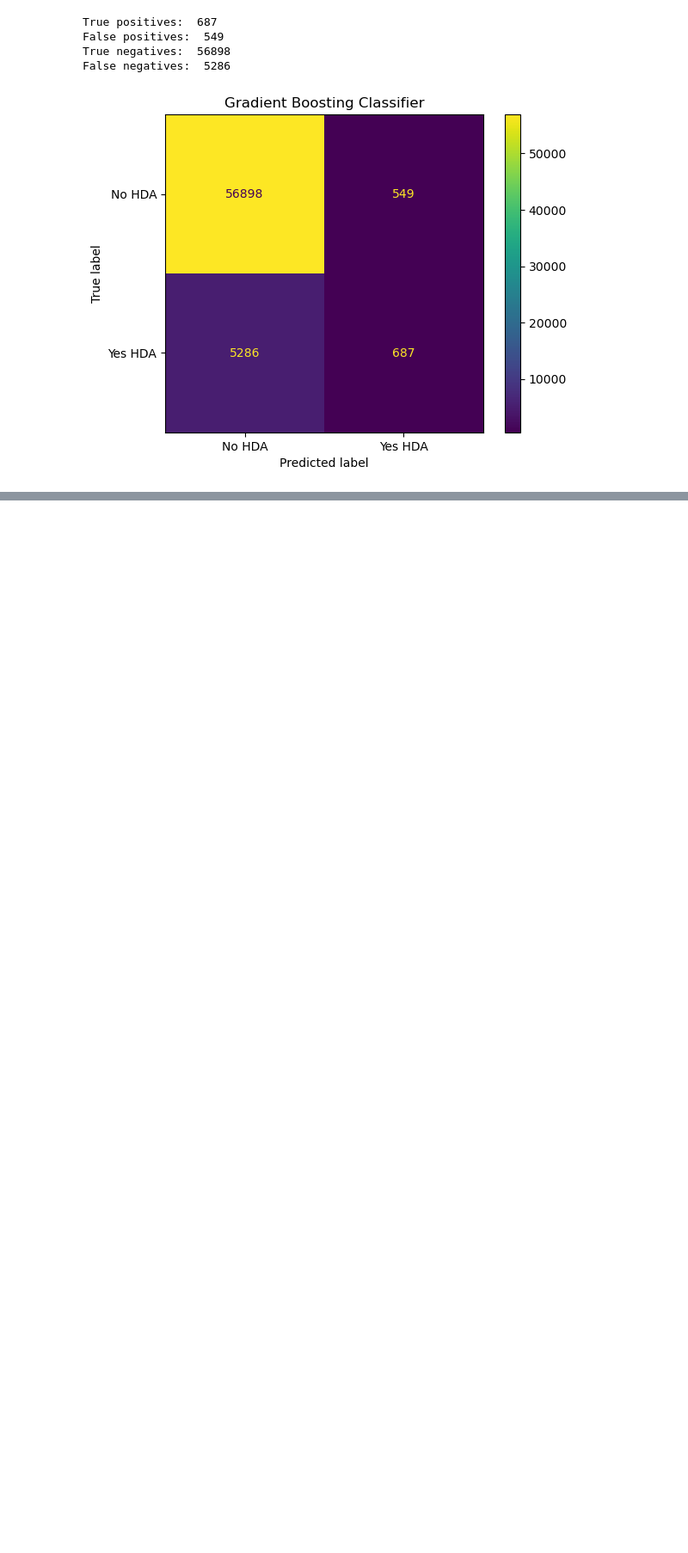
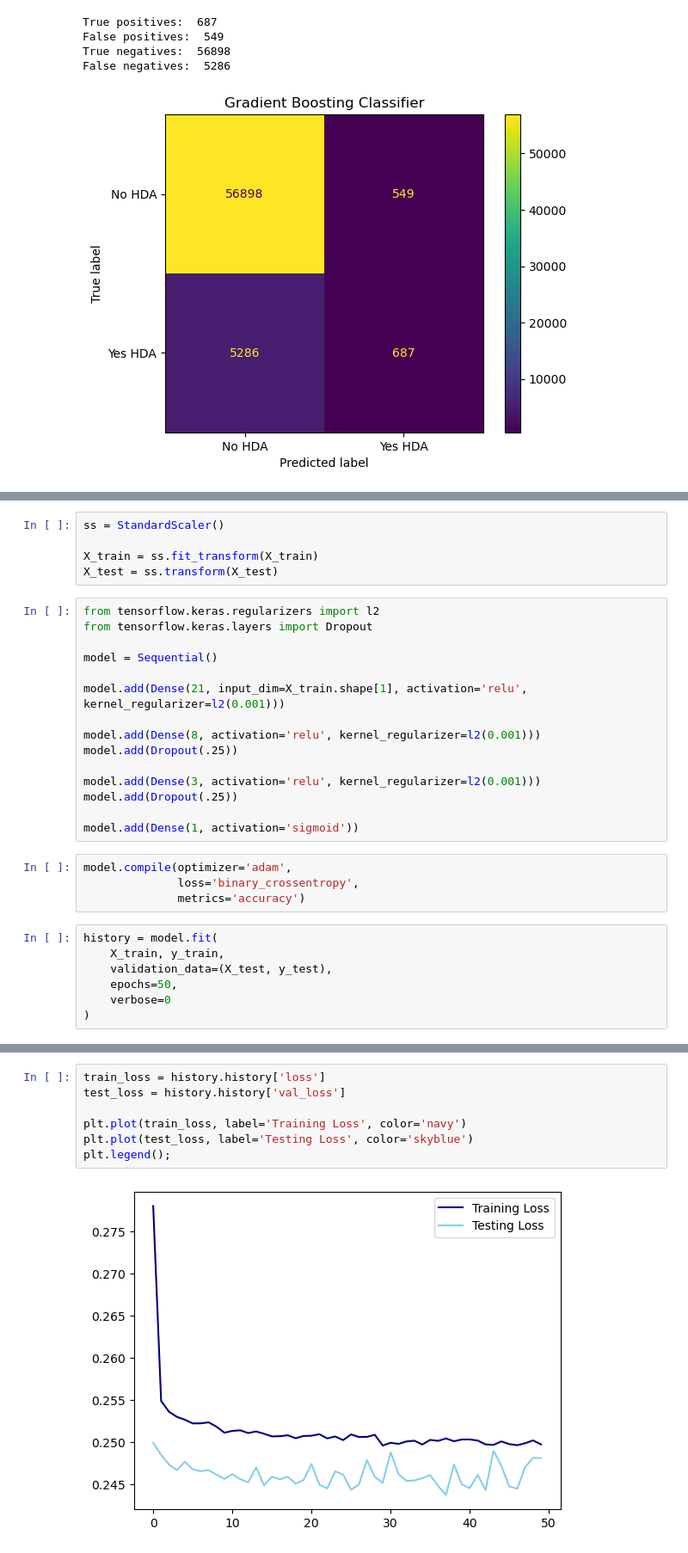
Before and after one commit to ejohnmedina/dsi-project-4, a Jupyter notebook: john-models.ipynb, the cells around one changed output, grey strips where cells are left out. Shown at 86% size. Saved outputs shown, nothing was run; the diff lists cells and outputs as text; blank space fills up the shorter version.

Commit message:
added f1 scores and a neural model

```diff
--- a/john-models.ipynb
+++ b/john-models.ipynb
@@ -263,0 +338,31 @@ ii
+# %%
+ss = StandardScaler()
+
+X_train = ss.fit_transform(X_train)
+X_test = ss.transform(X_test)
+# %%
+from tensorflow.keras.regularizers import l2
+from tensorflow.keras.layers import Dropout
+
+model = Sequential()
+
+model.add(Dense(21, input_dim=X_train.shape[1], activation='relu', kernel_regularizer=l2(0.001)))
+
+model.add(Dense(8, activation='relu', kernel_regularizer=l2(0.001)))
+model.add(Dropout(.25))
+
+model.add(Dense(3, activation='relu', kernel_regularizer=l2(0.001)))
+model.add(Dropout(.25))
+
+model.add(Dense(1, activation='sigmoid'))
+# %%
+model.compile(optimizer='adam',
+              loss='binary_crossentropy',
+              metrics='accuracy')
+# %%
+history = model.fit(
+    X_train, y_train,
+    validation_data=(X_test, y_test),
+    epochs=50,
+    verbose=0
+)
@@ -263,0 +372,9 @@ ii
+# %%
+train_loss = history.history['loss']
+test_loss = history.history['val_loss']
+
+plt.plot(train_loss, label='Training Loss', color='navy')
+plt.plot(test_loss, label='Testing Loss', color='skyblue')
+plt.legend();
+# %% [output]
+[figure, added]
```
Also changed, not shown: parts of 22 cells of this notebook.
